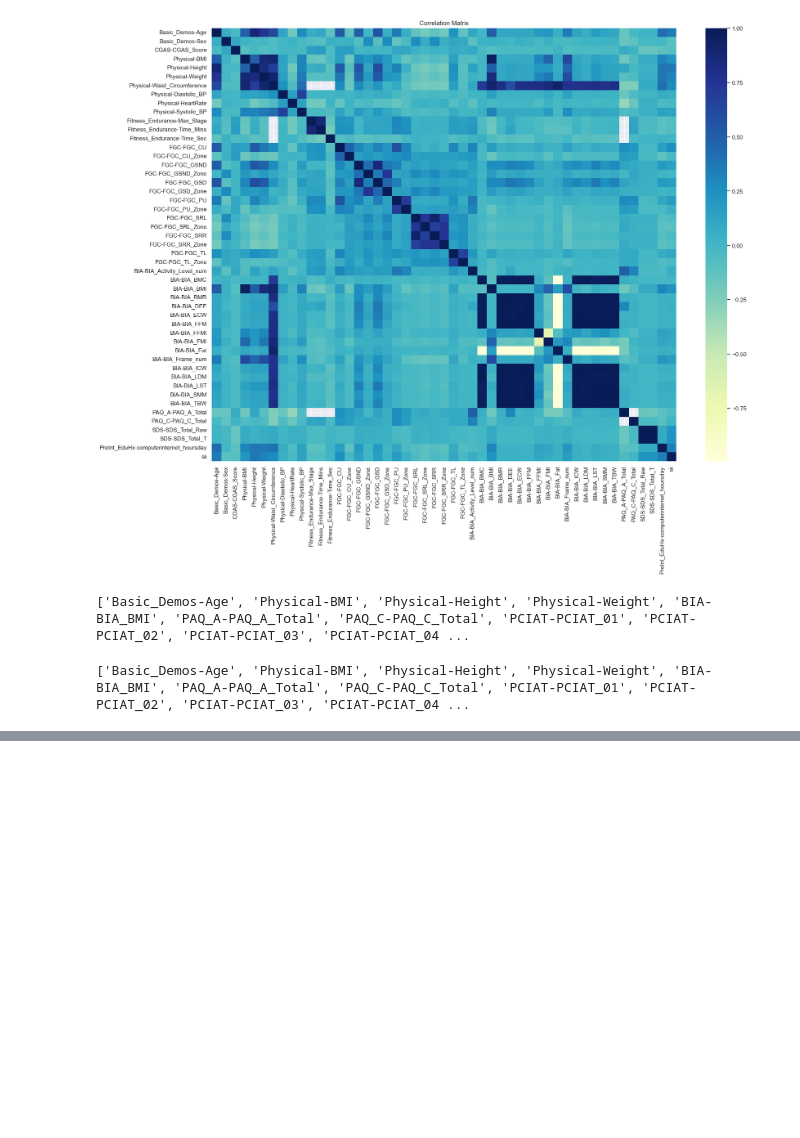
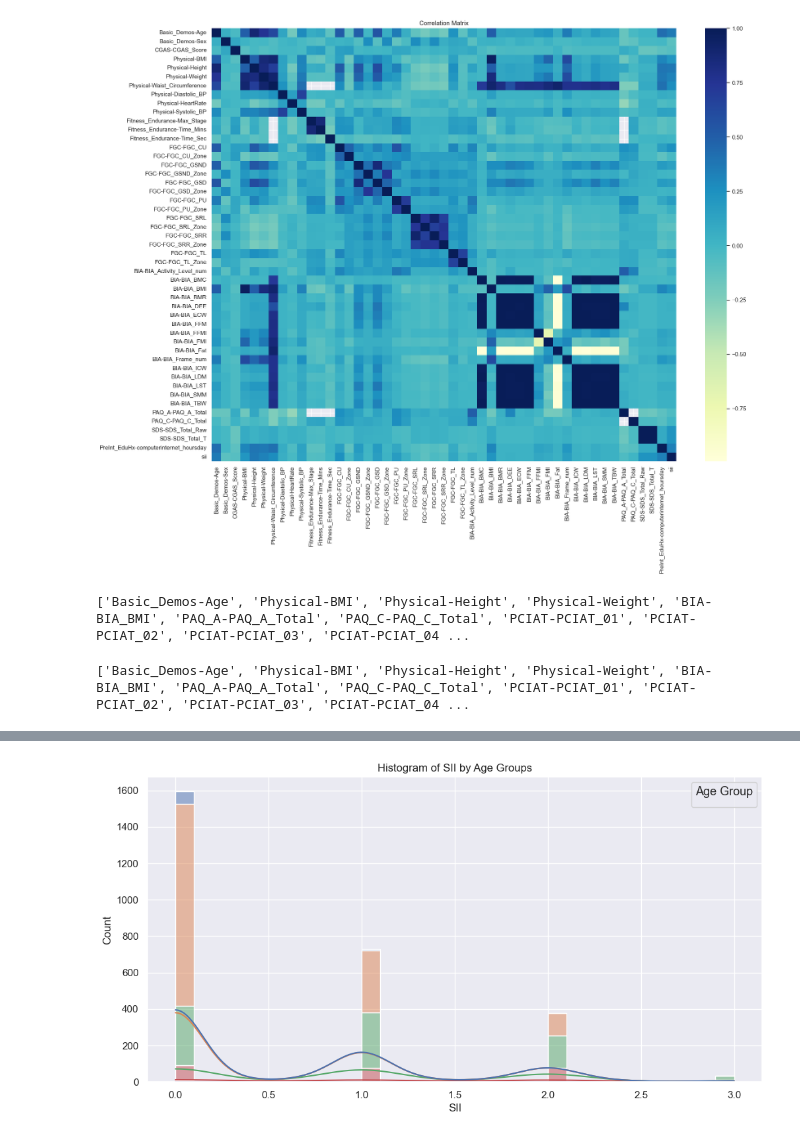
Before and after one commit to johnnyzheng0636/5001networtAddiction, a Jupyter notebook: EDA.ipynb, the cells around one changed output, grey strips where cells are left out. Saved outputs shown, nothing was run; the diff lists cells and outputs as text; code cells hidden in the pictures; blank space fills up the shorter version.

```diff
--- a/EDA.ipynb
+++ b/EDA.ipynb
@@ -195,0 +259,21 @@ sns.scatterplot(x="FYES CAE_005R1", y="Latest CGA", data=train);
+# %%
+bins = [0, 5, 10, 15, 20, 25]  # Adjust bins as needed
+labels = ['0-5', '6-10', '11-15', '16-20', '21-25']
+train['Age_Group'] = pd.cut(train['Basic_Demos-Age'], bins=bins, labels=labels)
+
+# Plotting the histogram of 'sii' for different age groups
+plt.figure(figsize=(12, 6))
+sns.histplot(data=train, x='sii', hue='Age_Group', multiple='stack', bins=30, kde=True)
+
+# Adding title and labels
+plt.title('Histogram of SII by Age Groups')
+plt.xlabel('SII')
+plt.ylabel('Count')
+
+# Display the legend
+plt.legend(title='Age Group', title_fontsize='13', fontsize='11')
+
+plt.grid(True)
+plt.show()
+# %% [output]
+[figure, added]
```
Also changed, not shown: parts of 18 cells of this notebook, 1 other file.
